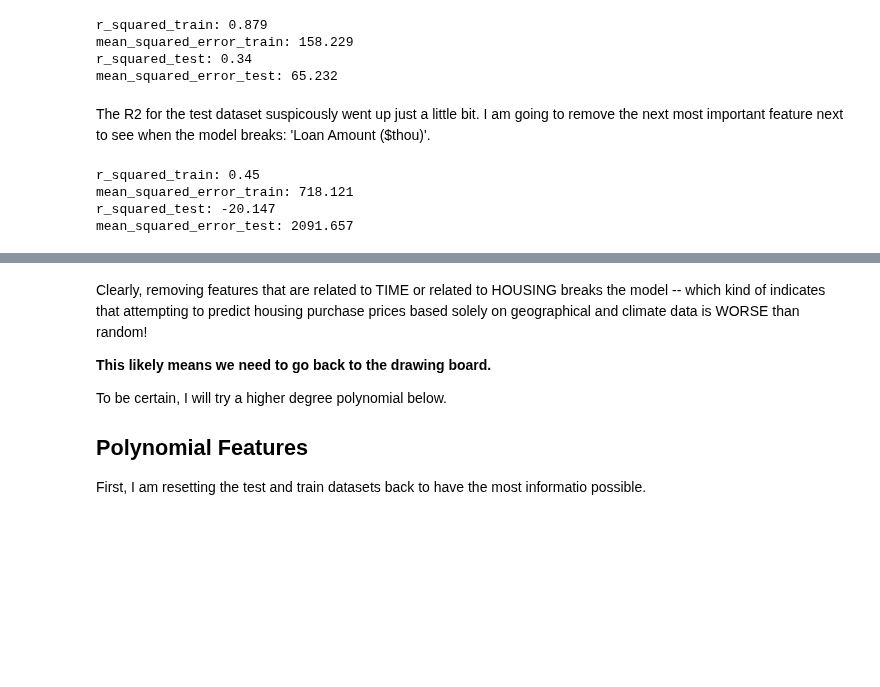
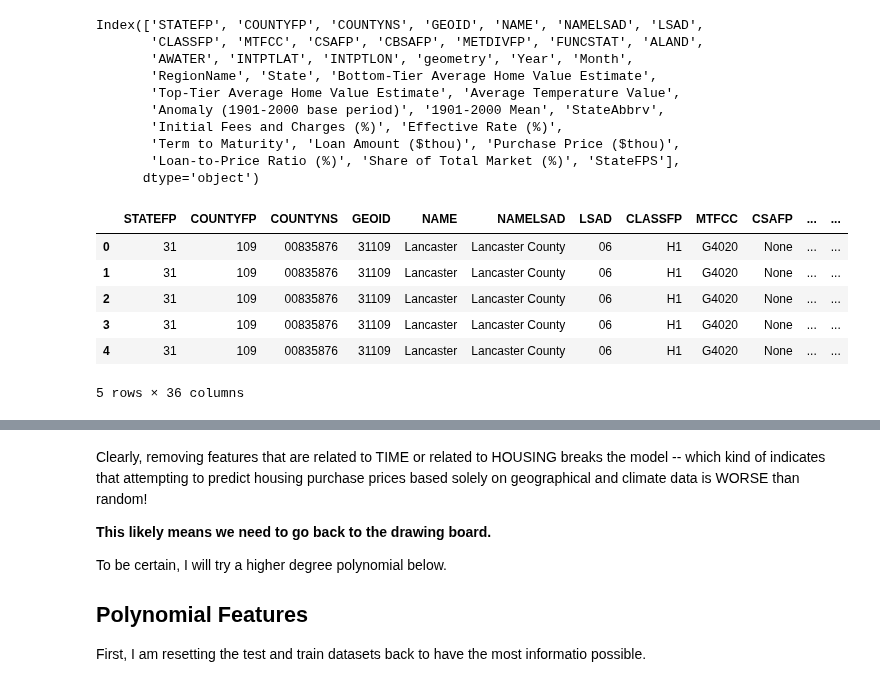
Before and after one commit to MLFP-90803-SP24-FinalProjects/Team17-FinalProject, a Jupyter notebook: Q1_Regression_Analysis.ipynb, the cells around one changed output, grey strips where cells are left out. Drawn from its saved outputs; the diff is of its cells as text; code cells hidden in the pictures; blank space fills up the shorter version.

```diff
--- a/Q1_Regression_Analysis.ipynb
+++ b/Q1_Regression_Analysis.ipynb
@@ -130,8 +92,3 @@ Index(['STATEFP', 'COUNTYFP', 'COUNTYNS', 'GEOID', 'NAME', 'NAMELSAD', 'LSAD',
 | 2 | 35 | 011 | 00933054 | 35011 | De Baca | De Baca County | 06 | H1 | G4020 | None | None | ... |
 | 3 | 31 | 109 | 00835876 | 31109 | Lancaster | Lancaster County | 06 | H1 | G4020 | None | None | ... |
 | 4 | 31 | 129 | 00835886 | 31129 | Nuckolls | Nuckolls County | 06 | H1 | G4020 | None | None | ... |
-# %%
-# Merge the geospatial United States map with the data
-data = data.merge(us_counties, left_on=['RegionName', 'StateFPS'], right_on=['NAMELSAD', 'STATEFP'])
-
-data.head()
@@ -328,27 +94,0 @@ X_test = test.drop(columns=['Year', 'RegionName', 'Loan-to-Price Ratio (%)', 'St
-# %%
-# your code here
-l_model = LinearRegression()
-l_model.fit(X_train, y_train)
-y_pred_test = l_model.predict(X_test)
-y_pred_train = l_model.predict(X_train)
-
-r_squared_train_linear = r2_score(y_train, y_pred_train)
-r_squared_test_linear = r2_score(y_test, y_pred_test)
-
-mean_squared_error_train_linear = mean_squared_error(y_train, y_pred_train)
-mean_squared_error_test_linear = mean_squared_error(y_test, y_pred_test)
-
-# Printing results for training
-print('r_squared_train:', round(r_squared_train_linear, 3))
-print('mean_squared_error_train:', round(mean_squared_error_train_linear, 3))
-
-# Printing results for testing
-print('r_squared_test:',round(r_squared_test_linear, 3))
-print('mean_squared_error_test:',round(mean_squared_error_test_linear, 3))
-# %% [output]
-r_squared_train: 0.879
-mean_squared_error_train: 158.229
-r_squared_test: 0.34
-mean_squared_error_test: 65.232
-# %% [markdown]
-The R2 for the test dataset suspicously went up just a little bit. I am going to remove the next most important feature next to see when the model breaks: 'Loan Amount ($thou)'.
@@ -367,25 +95,23 @@ X_test = test.drop(columns=['Year', 'RegionName', 'Loan-to-Price Ratio (%)', 'Lo
-# %%
-# your code here
-l_model = LinearRegression()
-l_model.fit(X_train, y_train)
-y_pred_test = l_model.predict(X_test)
-y_pred_train = l_model.predict(X_train)
-
-r_squared_train_linear = r2_score(y_train, y_pred_train)
-r_squared_test_linear = r2_score(y_test, y_pred_test)
-
-mean_squared_error_train_linear = mean_squared_error(y_train, y_pred_train)
-mean_squared_error_test_linear = mean_squared_error(y_test, y_pred_test)
-
-# Printing results for training
-print('r_squared_train:', round(r_squared_train_linear, 3))
-print('mean_squared_error_train:', round(mean_squared_error_train_linear, 3))
-
-# Printing results for testing
-print('r_squared_test:',round(r_squared_test_linear, 3))
-print('mean_squared_error_test:',round(mean_squared_error_test_linear, 3))
-# %% [output]
-r_squared_train: 0.45
-mean_squared_error_train: 718.121
-r_squared_test: -20.147
-mean_squared_error_test: 2091.657
+# %%
+# Merge the geospatial United States map with the data
+data = us_counties.merge(data, left_on=['NAMELSAD', 'STATEFP'], right_on=['RegionName', 'StateFPS'])
+print(data.columns)
+data.head()
+# %% [output]
+Index(['STATEFP', 'COUNTYFP', 'COUNTYNS', 'GEOID', 'NAME', 'NAMELSAD', 'LSAD',
+       'CLASSFP', 'MTFCC', 'CSAFP', 'CBSAFP', 'METDIVFP', 'FUNCSTAT', 'ALAND',
+       'AWATER', 'INTPTLAT', 'INTPTLON', 'geometry', 'Year', 'Month',
+       'RegionName', 'State', 'Bottom-Tier Average Home Value Estimate',
+       'Top-Tier Average Home Value Estimate', 'Average Temperature Value',
+       'Anomaly (1901-2000 base period)', '1901-2000 Mean', 'StateAbbrv',
+       'Initial Fees and Charges (%)', 'Effective Rate (%)',
+       'Term to Maturity', 'Loan Amount ($thou)', 'Purchase Price ($thou)',
+       'Loan-to-Price Ratio (%)', 'Share of Total Market (%)', 'StateFPS'],
+      dtype='object')
+|  | STATEFP | COUNTYFP | COUNTYNS | GEOID | NAME | NAMELSAD | LSAD | CLASSFP | MTFCC | CSAFP | ... | ... |
+| 0 | 31 | 109 | 00835876 | 31109 | Lancaster | Lancaster County | 06 | H1 | G4020 | None | ... | ... |
+| 1 | 31 | 109 | 00835876 | 31109 | Lancaster | Lancaster County | 06 | H1 | G4020 | None | ... | ... |
+| 2 | 31 | 109 | 00835876 | 31109 | Lancaster | Lancaster County | 06 | H1 | G4020 | None | ... | ... |
+| 3 | 31 | 109 | 00835876 | 31109 | Lancaster | Lancaster County | 06 | H1 | G4020 | None | ... | ... |
+| 4 | 31 | 109 | 00835876 | 31109 | Lancaster | Lancaster County | 06 | H1 | G4020 | None | ... | ... |
+5 rows × 36 columns
```
Also changed, not shown: parts of 73 cells of this notebook.
